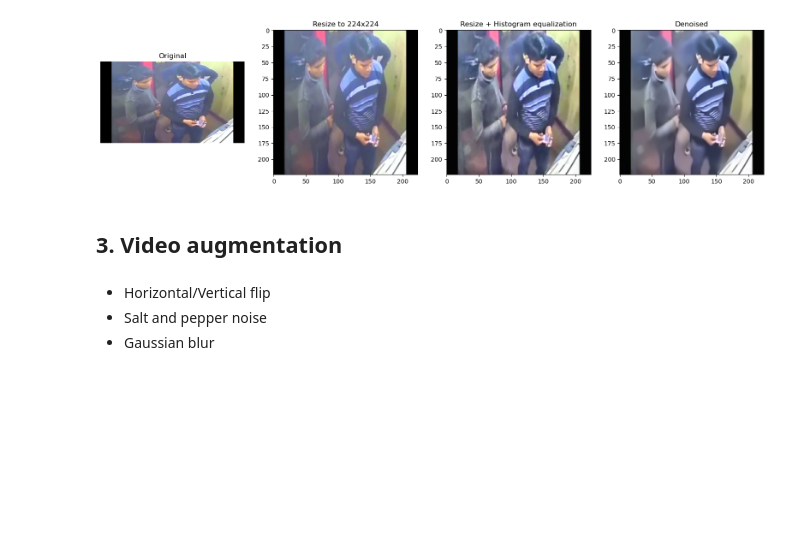
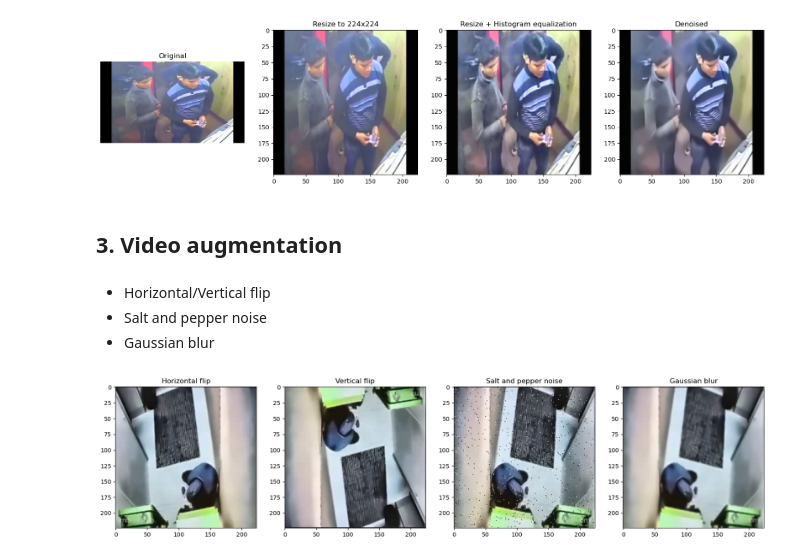
Before and after one commit to K0ntact/airc, a Jupyter notebook: preprocess.ipynb, the cells around one changed output. Drawn from its saved outputs; the diff is of its cells as text; code cells hidden in the pictures; blank space fills up the shorter version.

```diff
--- a/preprocess.ipynb
+++ b/preprocess.ipynb
@@ -298,41 +353,43 @@ def brightness_adjustment(frames, alpha: float, beta: int):
     return [cv2.convertScaleAbs(frame, alpha=alpha, beta=beta) for frame in frames]
 # %%
 def preprocess_preview():
-    frames = [extract_first_frame(f"{anomaly_path}/3_std.mp4")[0]]
+    frames = [extract_first_frame(f"{anomaly_path}/3-std.mp4")[0]]
 
     # Plot original frame and augmented frames after each augmentation
     fig, ax = plt.subplots(1, 4, figsize=(20, 10))
     # ax[0].imshow(cv2.cvtColor(frames[0], cv2.COLOR_BGR2RGB))
     # ax[0].set_title("Original")
     # ax[0].axis("off")
 
     # Horizontal flip
     hf_frames = flip(frames, mode="horizontal")
     ax[0].imshow(hf_frames[0])
     # ax[0].imshow(cv2.cvtColor(hf_frames[0], cv2.COLOR_BGR2RGB))
     ax[0].set_title("Horizontal flip")
 
     # Vertical flip
     vf_frames = flip(frames, mode="vertical")
     ax[1].imshow(vf_frames[0])
     # ax[1].imshow(cv2.cvtColor(vf_frames[0], cv2.COLOR_BGR2RGB))
     ax[1].set_title("Vertical flip")
 
     # Salt and pepper noise
-    sp_frames = salt_and_pepper_noise(frames, 0.05)
+    sp_frames = salt_and_pepper_noise(frames, 0.01)
     ax[2].imshow(sp_frames[0])
     # ax[2].imshow(cv2.cvtColor(sp_frames[0], cv2.COLOR_BGR2RGB))
     ax[2].set_title("Salt and pepper noise")
 
     # Gaussian blur
     gb_frames = gaussian_blur(frames, (3, 3))
     ax[3].imshow(gb_frames[0])
     # ax[3].imshow(cv2.cvtColor(gb_frames[0], cv2.COLOR_BGR2RGB))
     ax[3].set_title("Gaussian blur")
 
     plt.show()
 
 preprocess_preview()
+# %% [output]
+[figure, added]
 # %%
 aug_anomaly_path = f"{dataset_path}/videos/train/BT-aug"
 aug_not_anomaly_path = f"{dataset_path}/videos/train/KBT-aug"
```
Also changed, not shown: parts of 9 cells of this notebook.
